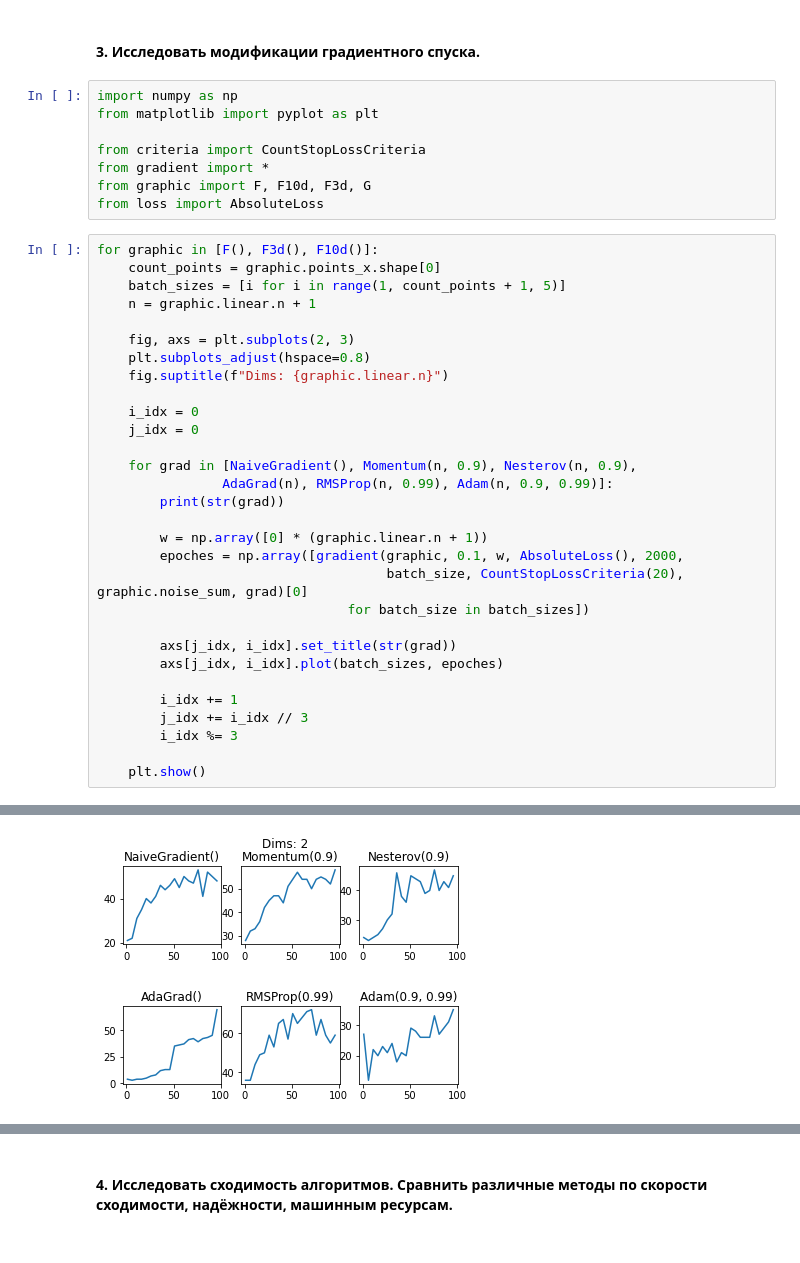
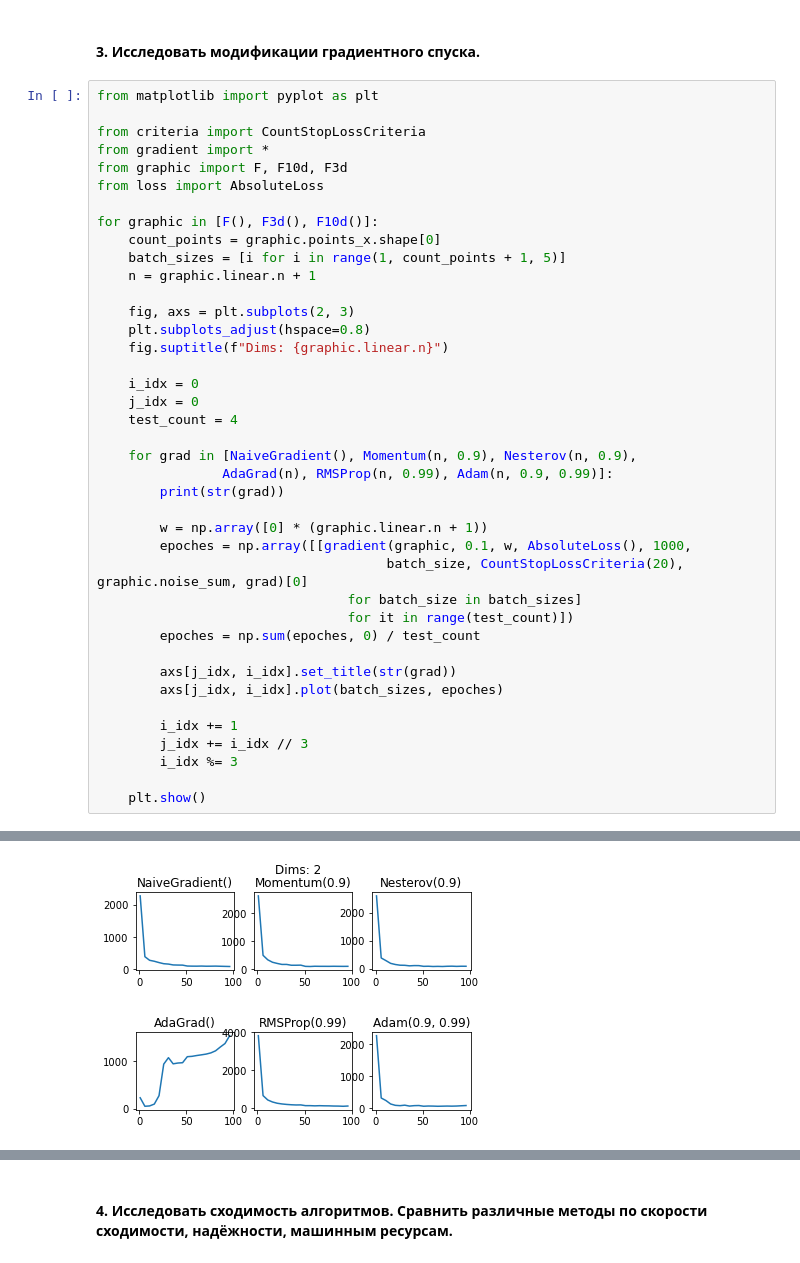
Before and after one commit to alexanderlvarfolomeev/meth-opt-2, a Jupyter notebook: varfolomeev.ipynb, the cells around one changed output, grey strips where cells are left out. Cells and saved outputs as stored; diff of their text form.

```diff
--- a/varfolomeev.ipynb
+++ b/varfolomeev.ipynb
@@ -1,14 +1,13 @@
 # %% [markdown]
 #### 3. Исследовать модификации градиентного спуска.
-# %%
-import numpy as np
-from matplotlib import pyplot as plt
-
-from criteria import CountStopLossCriteria
-from gradient import *
-from graphic import F, F10d, F3d, G
-from loss import AbsoluteLoss
 # %%
+from matplotlib import pyplot as plt
+
+from criteria import CountStopLossCriteria
+from gradient import *
+from graphic import F, F10d, F3d
+from loss import AbsoluteLoss
+
 for graphic in [F(), F3d(), F10d()]:
     count_points = graphic.points_x.shape[0]
     batch_sizes = [i for i in range(1, count_points + 1, 5)]
@@ -20,15 +19,18 @@ for graphic in [F(), F3d(), F10d()]:
 
     i_idx = 0
     j_idx = 0
+    test_count = 4
 
     for grad in [NaiveGradient(), Momentum(n, 0.9), Nesterov(n, 0.9),
                 AdaGrad(n), RMSProp(n, 0.99), Adam(n, 0.9, 0.99)]:
         print(str(grad))
 
         w = np.array([0] * (graphic.linear.n + 1))
-        epoches = np.array([gradient(graphic, 0.1, w, AbsoluteLoss(), 2000,
+        epoches = np.array([[gradient(graphic, 0.1, w, AbsoluteLoss(), 1000,
                                      batch_size, CountStopLossCriteria(20), graphic.noise_sum, grad)[0]
-                                for batch_size in batch_sizes])
+                                for batch_size in batch_sizes]
+                                for it in range(test_count)])
+        epoches = np.sum(epoches, 0) / test_count
 
         axs[j_idx, i_idx].set_title(str(grad))
         axs[j_idx, i_idx].plot(batch_sizes, epoches)
@@ -61 +63 @@ Adam(0.9, 0.99)
-[figure, old version]
+[figure, new version]
```
Also changed, not shown: parts of 2 cells of this notebook.
